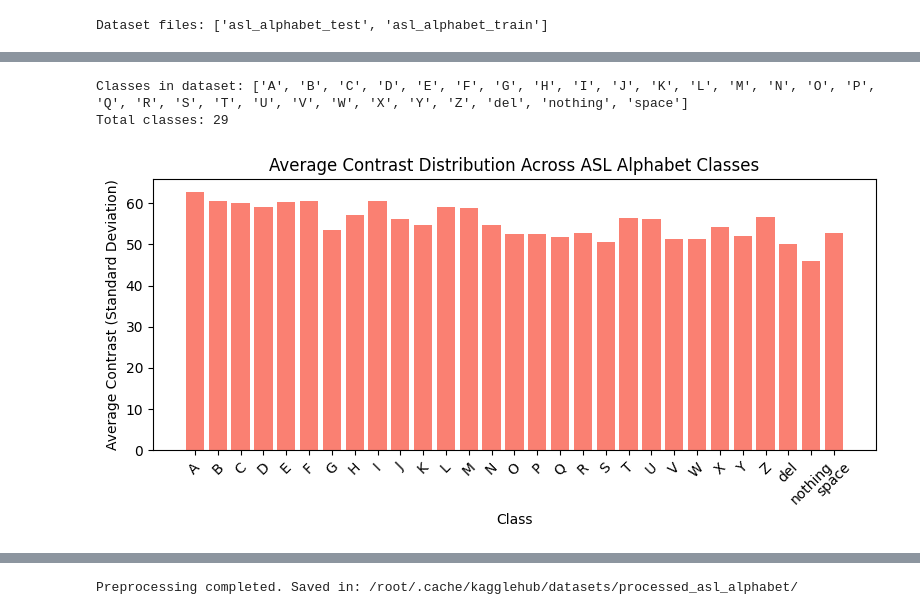
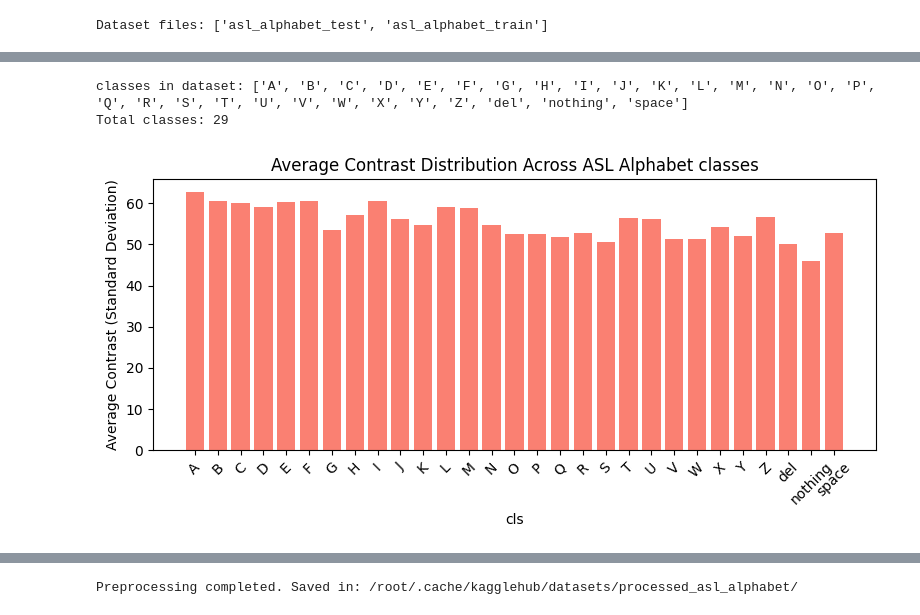
Before and after one commit to Dhaarani13/Project, a Jupyter notebook: preprocessing&EDA_.ipynb, the cells around one changed output, grey strips where cells are left out. Cells and saved outputs as stored; diff of their text form; code cells hidden in the pictures.

```diff
--- a/preprocessing&EDA_.ipynb
+++ b/preprocessing&EDA_.ipynb
@@ -110,49 +110,44 @@ plt.show()
 # %%
-import os
-import cv2
-import numpy as np
-import matplotlib.pyplot as plt
-from tqdm import tqdm
-
 # Define dataset path
-dataset_path = "/kaggle/input/asl-alphabet"  # Change this to your actual path
+dataset_path = "/kaggle/input/asl-alphabet"
 train_path = os.path.join(dataset_path, "asl_alphabet_train", "asl_alphabet_train")
 
 # List classes
 classes = sorted(os.listdir(train_path))
-print("Classes in dataset:", classes)
+print("classes in dataset:", classes)
 print("Total classes:", len(classes))
 
 # Initialize dictionary to store contrast values
 contrast_dict = {cls: [] for cls in classes}
 
-# Loop through each class and calculate contrast (standard deviation)
+# Loop through each cls and calculate contrast (standard deviation)
 for cls in tqdm(classes, desc="Processing classes for contrast"):
-    class_path = os.path.join(train_path, cls)
-    image_files = os.listdir(class_path)
+    cls_path = os.path.join(train_path, cls)
+    image_files = os.listdir(cls_path)
 
-    # Limit to a sample if dataset is large (e.g., first 100 images per class)
+
+    # Limit to a sample if dataset is large
     for img_file in image_files[:100]:
-        img_path = os.path.join(class_path, img_file)
+        img_path = os.path.join(cls_path, img_file)
         img = cv2.imread(img_path)
         gray = cv2.cvtColor(img, cv2.COLOR_BGR2GRAY)
         contrast = np.std(gray)
         contrast_dict[cls].append(contrast)
 
-# Compute average contrast per class
+# Computing average contrast per cls
 avg_contrast = {cls: np.mean(vals) for cls, vals in contrast_dict.items()}
 
-# Plot contrast distribution
+# Plot contrast distribution graph
 plt.figure(figsize=(8, 4))
 plt.bar(avg_contrast.keys(), avg_contrast.values(), color='salmon')
 plt.xticks(rotation=45)
-plt.xlabel('Class')
+plt.xlabel('cls')
 plt.ylabel('Average Contrast (Standard Deviation)')
-plt.title('Average Contrast Distribution Across ASL Alphabet Classes')
+plt.title('Average Contrast Distribution Across ASL Alphabet classes')
 plt.tight_layout()
 plt.show()
 # %% [output]
-Classes in dataset: ['A', 'B', 'C', 'D', 'E', 'F', 'G', 'H', 'I', 'J', 'K', 'L', 'M', 'N', 'O', 'P', 'Q', 'R', 'S', 'T', 'U', 'V', 'W', 'X', 'Y', 'Z', 'del', 'nothing', 'space']
+classes in dataset: ['A', 'B', 'C', 'D', 'E', 'F', 'G', 'H', 'I', 'J', 'K', 'L', 'M', 'N', 'O', 'P', 'Q', 'R', 'S', 'T', 'U', 'V', 'W', 'X', 'Y', 'Z', 'del', 'nothing', 'space']
 Total classes: 29
-[figure, old version]
+[figure, new version]
 # %%
```
Also changed, not shown: parts of 11 cells of this notebook.
